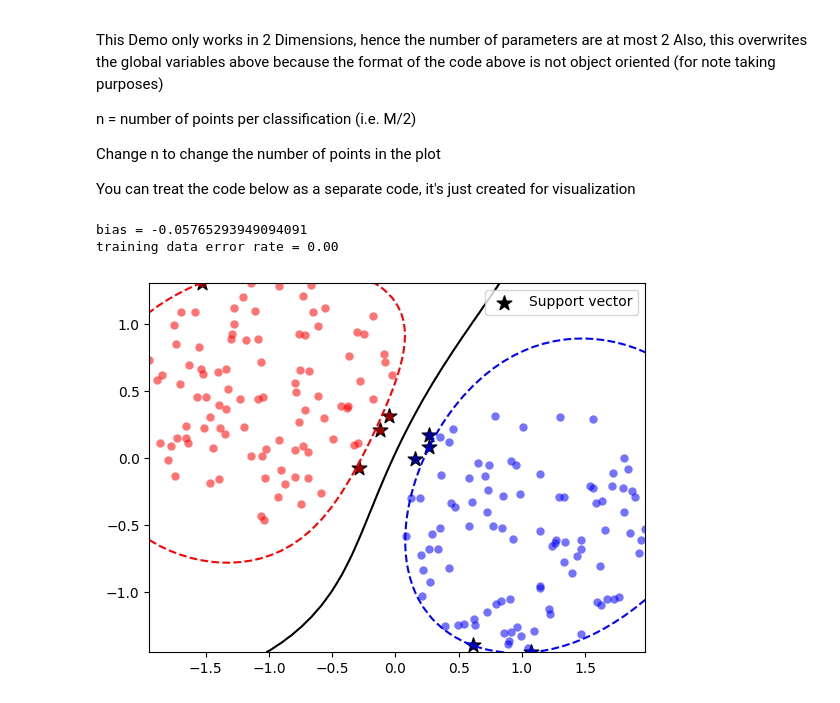
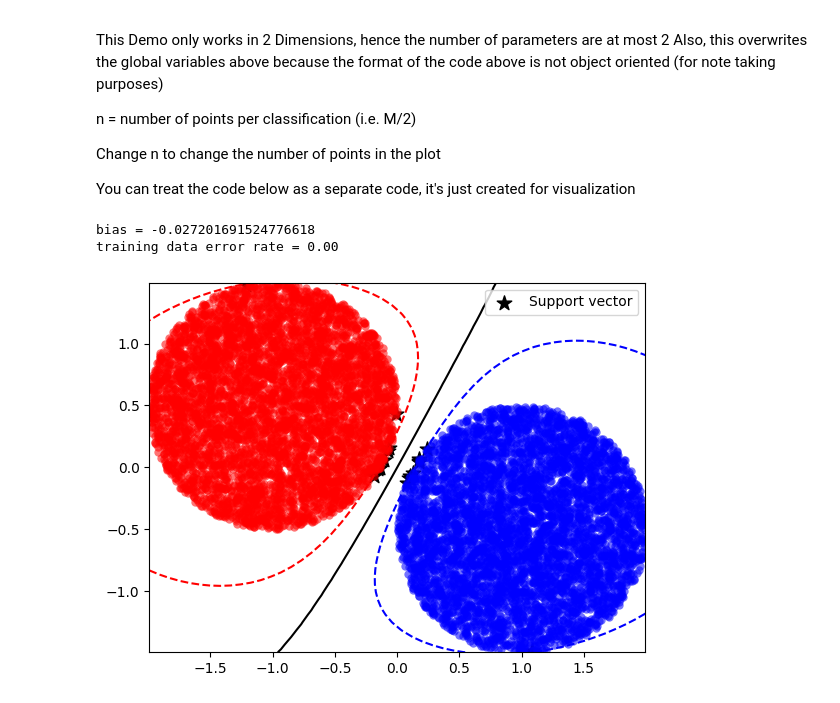
Before and after one commit to LunabaLeeris/SMOCaseStudy, a Jupyter notebook: main.ipynb, the cells around one changed output. Cells and saved outputs as stored; diff of their text form; code cells hidden in the pictures.

```diff
--- a/main.ipynb
+++ b/main.ipynb
@@ -58,16 +58,30 @@ This can be sped up from the fact that $||x-z||^2 = x * x - 2x*z + z *z $
 
 We can cache the dot product of vector to itself. We can also store the dot product of every 2 possible pair! but this may take a lot of memory
 # %%
+def conv_1d(size: int, i: int, j: int):
+    low:  int = np.min(i, j)
+    hi :  int = np.max(i, j)
+
+    '''
+    This function is responsible for converting a 2D position to 1D.
+    This is because the cache is in 1 Dimension.
+    It's a trick that allows us to produce cache for position i, j without
+    creating a duplicate (i.e. j, i). This allows us to half the memory spent
+    for caching which is especially useful when data is 10,000 and above
+    '''
+    return size*low + hi
+
 def initialize_kernels(size: int):
-    cache = np.zeros(shape=(size, size), dtype=np.float64)
+    cache_len: np.float64 = (size * (size - 1))/2
+    cache = np.zeros(shape=(cache_len), dtype=np.float64)
 
     for i in range(size):
         for j in range(size):
-            cache[i, j] = kernel_gaussian(point[i], point[j])
+            cache[conv_1d(i, j)] = kernel_gaussian(point[i], point[j])
 
-    return cache
+    return cache, cache_len
 
 def kernel_gaussian(x: np.float32, z: np.array, sigma=1) -> float:
     return np.exp((-(np.dot(z, z) - 2*np.dot(x, z) + np.dot(x, x))/(2 * sigma ** 2)))
 
-kernel_g_cache: np.float64 = initialize_kernels(M)
+kernel_g_cache, cache_len = initialize_kernels(M)
@@ -86,7 +102,7 @@ def obj_x(val: np.float64, alphs: np.float64, b: np.float64, cache_val: int = -1
     alphs_zero: np.float64 = np.where(alphs != 0)[0]
 
     for i in alphs_zero:
-        K = kernel_g_cache[i, cache_val] if cache_val > -1 else kernel_gaussian(point[i], val)
+        K = kernel_g_cache[conv_1d(i, cache_val)] if cache_val > -1 else kernel_gaussian(point[i], val)
         fx += alphs[i] * target[i] * K
 
     return fx
@@ -141,9 +157,9 @@ def take_step(i1: int, i2: int, alphs: np.float64, non_bound_alphs: np.int64, er
         #print("L and H equal")
         return 0
 
-    K11: np.float64 = kernel_g_cache[i1, i1]
-    K22: np.float64 = kernel_g_cache[i2, i2]
-    K12: np.float64 = kernel_g_cache[i1, i2]
+    K11: np.float64 = kernel_g_cache[conv_1d(cache_len, i1, i1)]
+    K22: np.float64 = kernel_g_cache[conv_1d(cache_len, i2, i2)]
+    K12: np.float64 = kernel_g_cache[conv_1d(cache_len, i1, i2)]
     eta: np.float64 = K11 + K22 - 2*K12
 
     if (eta > 0):
@@ -195,8 +211,8 @@ def take_step(i1: int, i2: int, alphs: np.float64, non_bound_alphs: np.int64, er
         if (i == i1 or i == i2):
             continue
 
-        K1k: np.float64 = kernel_g_cache[i, i1]
-        K2k: np.float64 = kernel_g_cache[i, i2]
+        K1k: np.float64 = kernel_g_cache[conv_1d(cache_len, i, i1)]
+        K2k: np.float64 = kernel_g_cache[conv_1d(cache_len, i, i2)]
 
         err_cache[i] += y1*K1k*(alph1_new - alph1) + y2*K2k*(alph2_new - alph2) + B[0] - b
 
@@ -337,7 +353,7 @@ import numpy as np
 import matplotlib.pyplot as plt
 from sklearn.preprocessing import StandardScaler
 
-n = 100
+n = 5000
 M = n*2     # Overwrites the above M to make this wor
 D = 2       # Ensures dimensions are 2
 
@@ -364,7 +380,7 @@ train_x = scaler.fit_transform(X)
 # Main function
 point = train_x
 target = Y
-kernel_g_cache = initialize_kernels(M) # Reinitializes the kernels above
+kernel_g_cache, cache_len = initialize_kernels(M) # Reinitializes the kernels above
 model = smo_train()
 
 # Prediction in vector
@@ -393,32 +409,32 @@ print('training data error rate = {:.2f}'.format(error_rate))
 plt.plot(C0[0], C0[1], 'o', markerfacecolor='r', markeredgecolor='None', alpha=0.55)
 plt.plot(C1[0], C1[1], 'o', markerfacecolor='b', markeredgecolor='None', alpha=0.55)
 
 resolution = 50
 dx = np.linspace(X[:, 0].min(), X[:, 0].max(), resolution)
 dy = np.linspace(X[:, 1].min(), X[:, 1].max(), resolution)
 dx, dy = np.meshgrid(dx, dy)
 plot_x = np.c_[dx.flatten(), dy.flatten()]
 
 transformed_plot_x = scaler.transform(plot_x)
 dz = predict(model['alphs'], model['b'], transformed_plot_x, True)
 dz = dz.reshape(dx.shape)
 
 plt.contour(dx, dy, dz, alpha=1, colors=('b', 'k', 'r'), \
             levels=(-1, 0, 1), linestyles = ('--', '-', '--'))
 
 label_cnt = 0
 for i in sv_idx:
     if label_cnt == 0:
         plt.scatter(X[i, 0], X[i, 1], marker='*', color='k', \
                     s=120, label='Support vector')
         label_cnt += 1
         continue
 
     plt.scatter(X[i, 0], X[i, 1], marker='*', color='k', s=120)
 
 plt.legend()
 plt.show()
 # %% [output]
-bias = -0.05765293949094091
+bias = -0.027201691524776618
 training data error rate = 0.00
-[figure, old version]
+[figure, new version]
```
Also changed, not shown: parts of 2 cells of this notebook.
